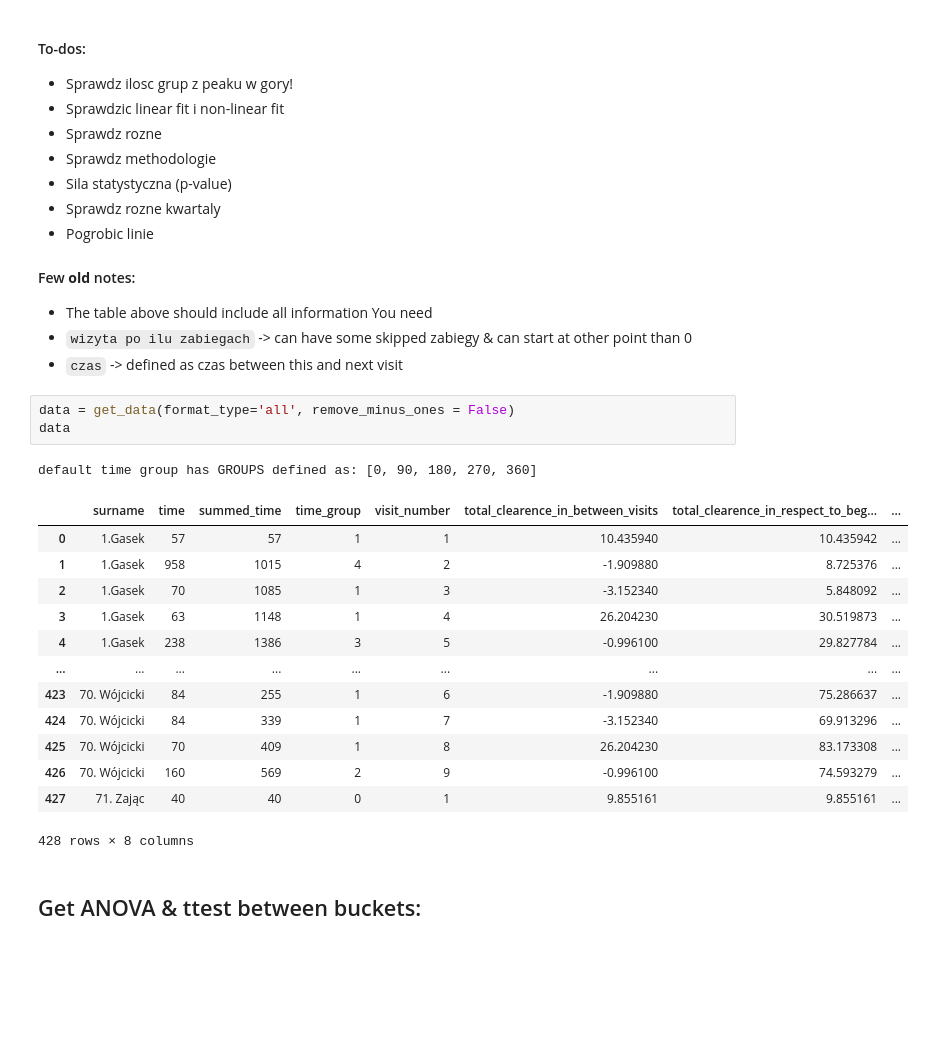
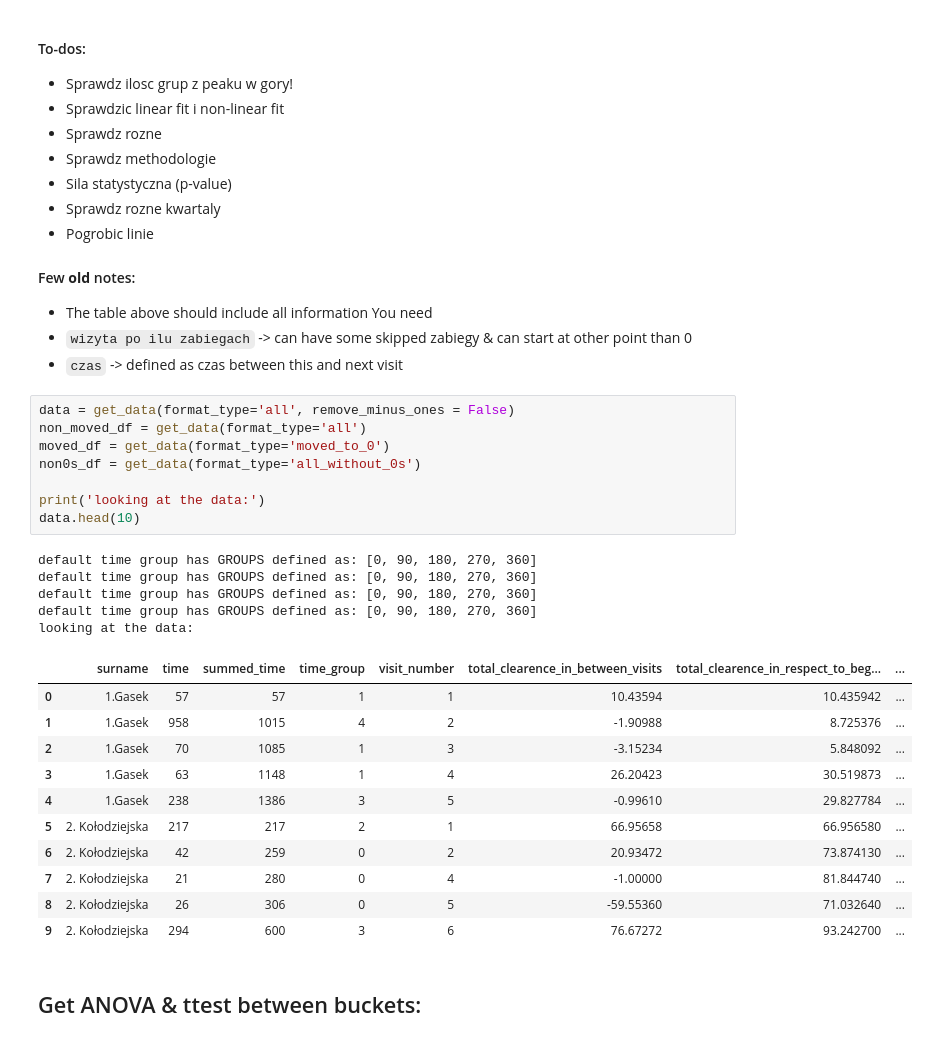
Before and after one commit to szczekulskij/long-term-analysis-of-pws, a Jupyter notebook: main.ipynb, the cells around one changed output. Drawn from its saved outputs; the diff is of its cells as text; blank space fills up the shorter version.

```diff
--- a/main.ipynb
+++ b/main.ipynb
@@ -31,24 +31,31 @@ from src.utils import *
 * The table above should include all information You need
 * `wizyta po ilu zabiegach` -> can have some skipped zabiegy & can start at other point than 0
 * `czas` -> defined as czas between this and next visit
-# %%
-data = get_data(format_type='all', remove_minus_ones = False)
-data
-# %% [output]
-default time group has GROUPS defined as: [0, 90, 180, 270, 360]
-|  | surname | time | summed_time | time_group | visit_number | total_clearence_in_between_visits | total_clearence_in_respect_to_beg... | ... |
-| 0 | 1.Gasek | 57 | 57 | 1 | 1 | 10.435940 | 10.435942 | ... |
-| 1 | 1.Gasek | 958 | 1015 | 4 | 2 | -1.909880 | 8.725376 | ... |
-| 2 | 1.Gasek | 70 | 1085 | 1 | 3 | -3.152340 | 5.848092 | ... |
-| 3 | 1.Gasek | 63 | 1148 | 1 | 4 | 26.204230 | 30.519873 | ... |
-| 4 | 1.Gasek | 238 | 1386 | 3 | 5 | -0.996100 | 29.827784 | ... |
-| ... | ... | ... | ... | ... | ... | ... | ... | ... |
-| 423 | 70. Wójcicki | 84 | 255 | 1 | 6 | -1.909880 | 75.286637 | ... |
-| 424 | 70. Wójcicki | 84 | 339 | 1 | 7 | -3.152340 | 69.913296 | ... |
-| 425 | 70. Wójcicki | 70 | 409 | 1 | 8 | 26.204230 | 83.173308 | ... |
-| 426 | 70. Wójcicki | 160 | 569 | 2 | 9 | -0.996100 | 74.593279 | ... |
-| 427 | 71. Zając | 40 | 40 | 0 | 1 | 9.855161 | 9.855161 | ... |
-428 rows × 8 columns
+# %%
+data = get_data(format_type='all', remove_minus_ones = False)
+non_moved_df = get_data(format_type='all')
+moved_df = get_data(format_type='moved_to_0')
+non0s_df = get_data(format_type='all_without_0s')
+
+print('looking at the data:')
+data.head(10)
+# %% [output]
+default time group has GROUPS defined as: [0, 90, 180, 270, 360]
+default time group has GROUPS defined as: [0, 90, 180, 270, 360]
+default time group has GROUPS defined as: [0, 90, 180, 270, 360]
+default time group has GROUPS defined as: [0, 90, 180, 270, 360]
+looking at the data:
+|  | surname | time | summed_time | time_group | visit_number | total_clearence_in_between_visits | total_clearence_in_respect_to_beg... | ... |
+| 0 | 1.Gasek | 57 | 57 | 1 | 1 | 10.43594 | 10.435942 | ... |
+| 1 | 1.Gasek | 958 | 1015 | 4 | 2 | -1.90988 | 8.725376 | ... |
+| 2 | 1.Gasek | 70 | 1085 | 1 | 3 | -3.15234 | 5.848092 | ... |
+| 3 | 1.Gasek | 63 | 1148 | 1 | 4 | 26.20423 | 30.519873 | ... |
+| 4 | 1.Gasek | 238 | 1386 | 3 | 5 | -0.99610 | 29.827784 | ... |
+| 5 | 2. Kołodziejska | 217 | 217 | 2 | 1 | 66.95658 | 66.956580 | ... |
+| 6 | 2. Kołodziejska | 42 | 259 | 0 | 2 | 20.93472 | 73.874130 | ... |
+| 7 | 2. Kołodziejska | 21 | 280 | 0 | 4 | -1.00000 | 81.844740 | ... |
+| 8 | 2. Kołodziejska | 26 | 306 | 0 | 5 | -59.55360 | 71.032640 | ... |
+| 9 | 2. Kołodziejska | 294 | 600 | 3 | 6 | 76.67272 | 93.242700 | ... |
 # %% [markdown]
 ## Get ANOVA & ttest between buckets:
 # %%
```
Also changed, not shown: parts of 19 cells of this notebook, 50 other files.
